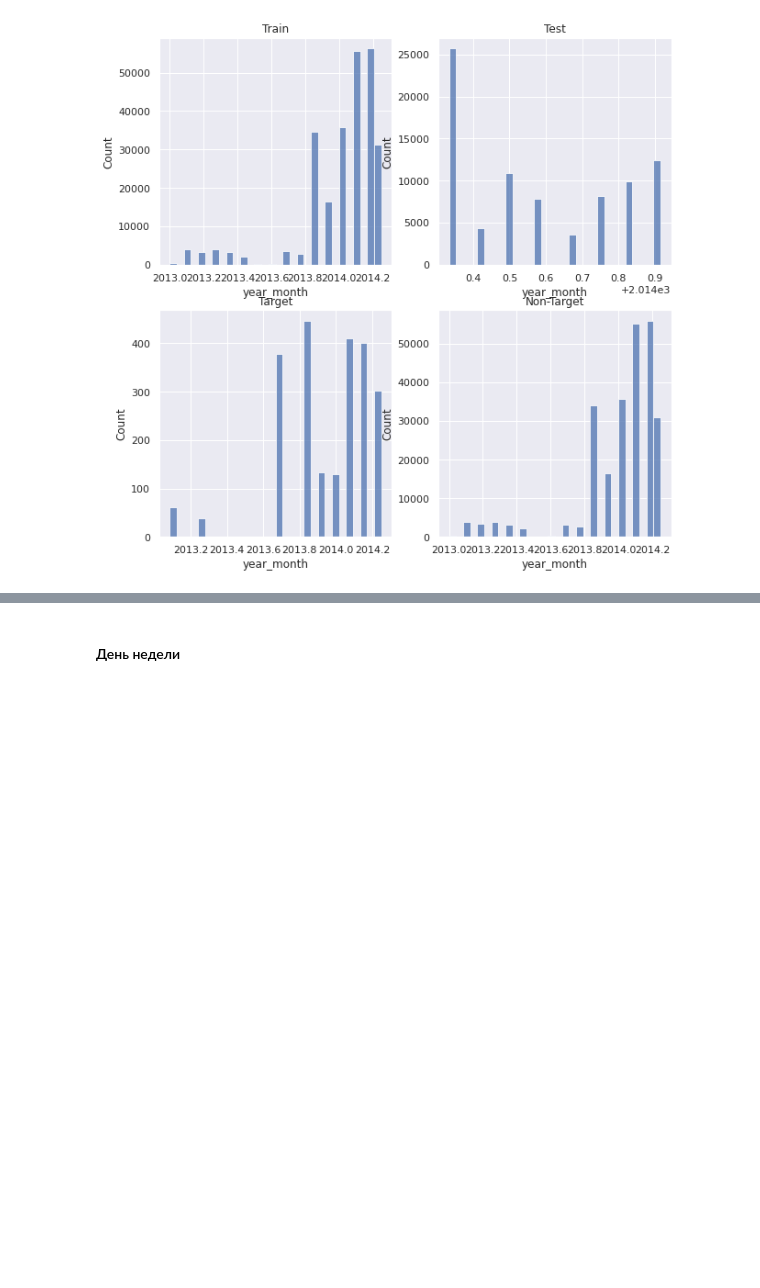
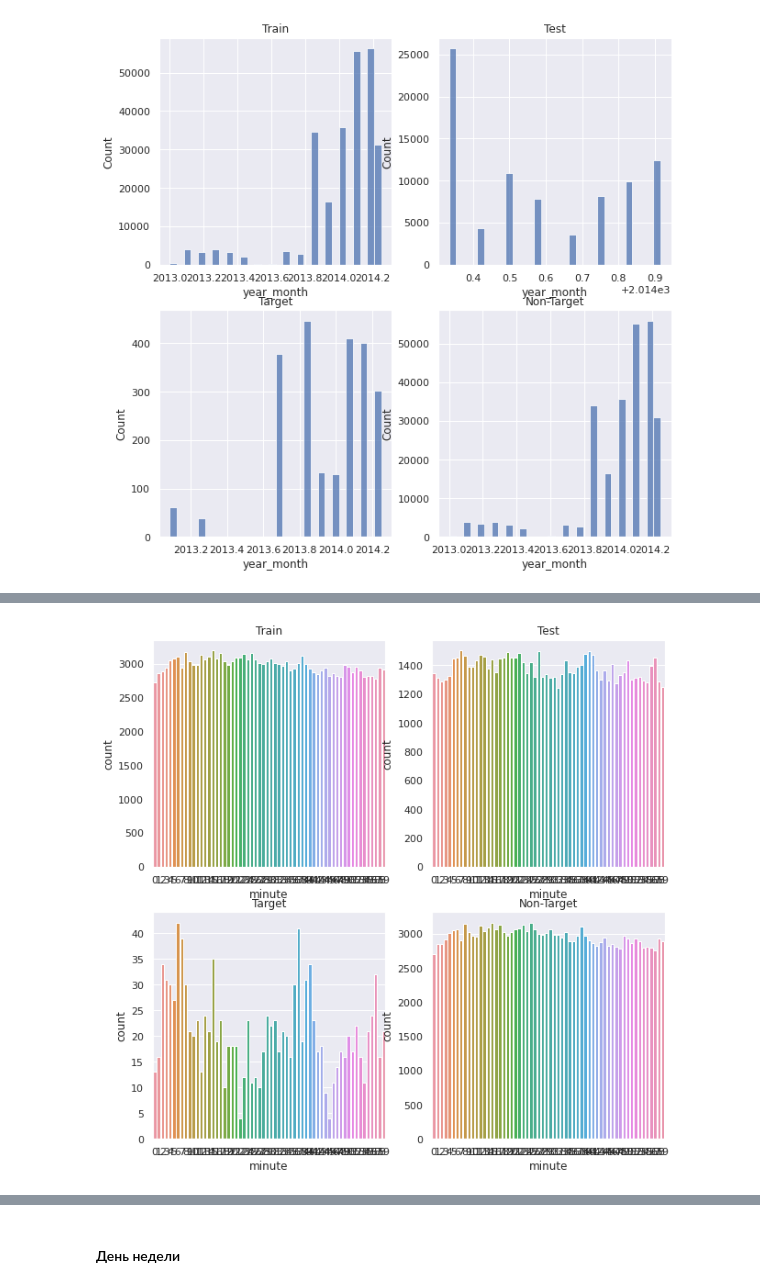
Before and after one commit to Uniholder/Specialization-Yandex-MIPT, a Jupyter notebook: 6_Final_projects/1_user_identification/kaggle/eda.ipynb, the cells around one changed output, grey strips where cells are left out. Cells and saved outputs as stored; diff of their text form; code cells hidden in the pictures; blank space fills up the shorter version.

```diff
--- a/6_Final_projects/1_user_identification/kaggle/eda.ipynb
+++ b/6_Final_projects/1_user_identification/kaggle/eda.ipynb
@@ -236,0 +218,5 @@ plot_feature(time_features_train, time_features_test, 'histplot', 'year_month',
+# %%
+time_features_train['minute'] = df_train_times['time1'].apply(lambda ts: ts.minute)
+time_features_test['minute'] = df_test_times['time1'].apply(lambda ts: ts.minute)
+
+time_features_train_2014['minute'] = time_features_train[time_features_train.year == 2014]['minute']
@@ -236,0 +227,4 @@ plot_feature(time_features_train, time_features_test, 'histplot', 'year_month',
+# %%
+plot_feature(time_features_train_2014, time_features_test, 'countplot', 'minute')
+# %% [output]
+[figure, added]
```
Also changed, not shown: parts of 63 cells of this notebook, 1 other file.
